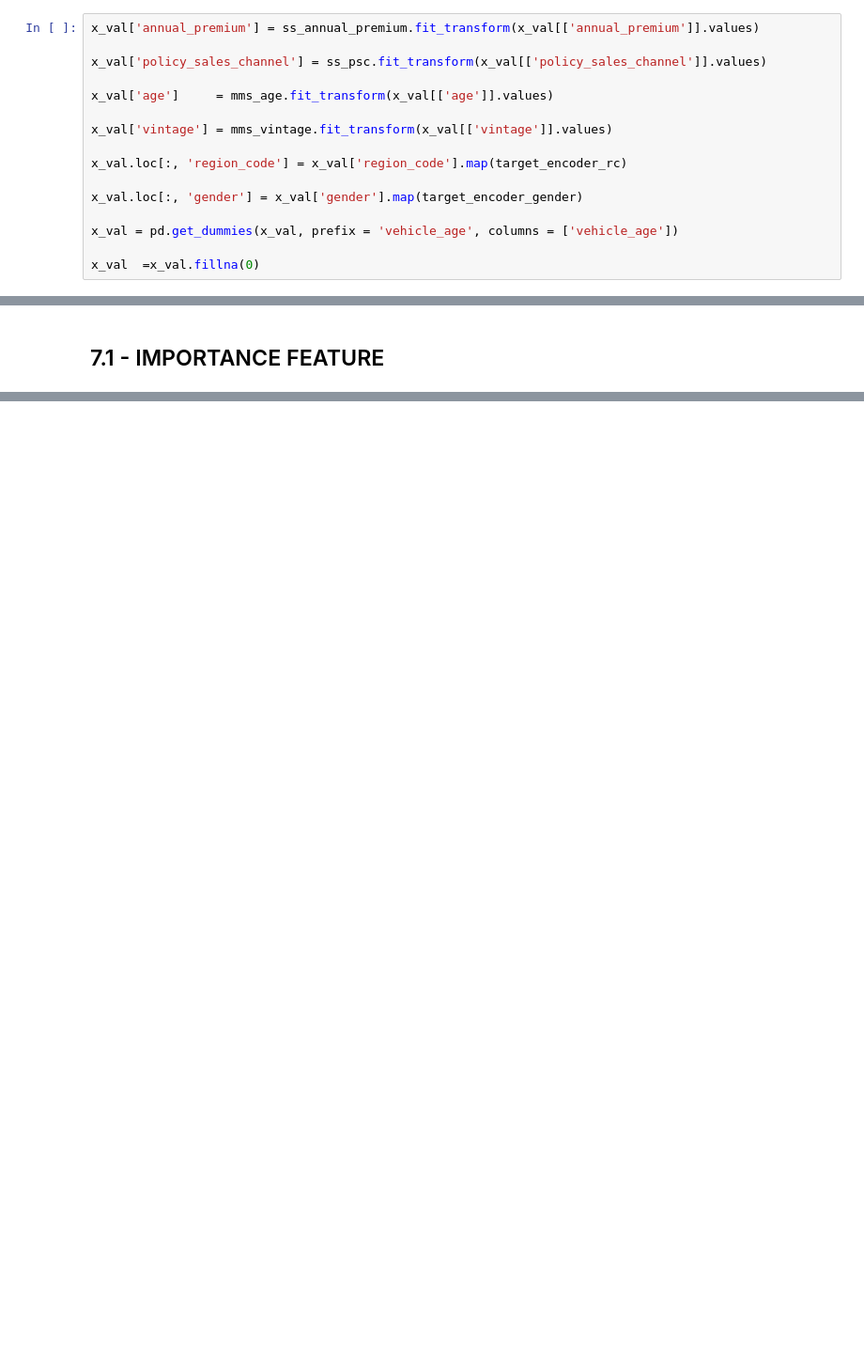
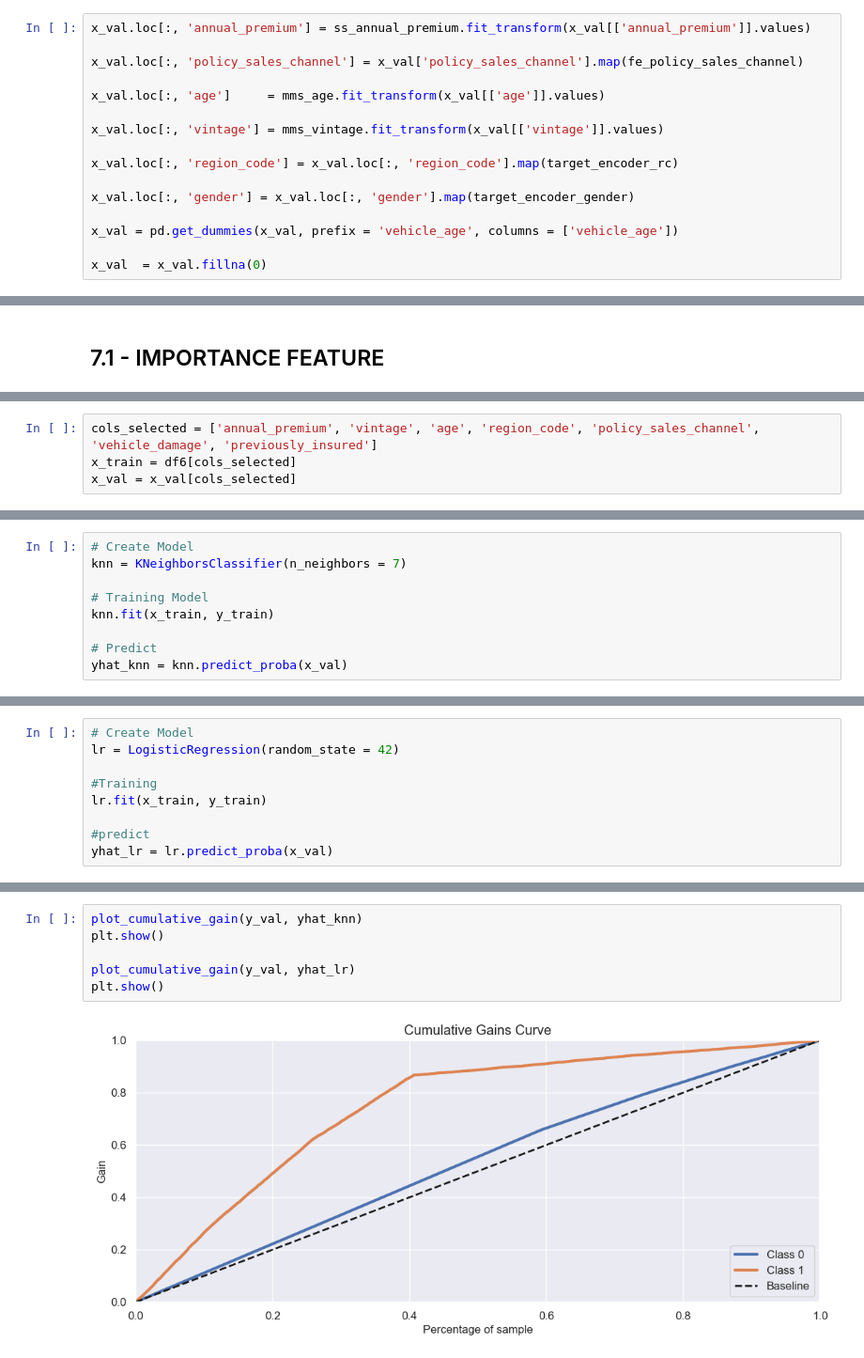
Before and after one commit to erickvieiras/health_insurence_classifier, a Jupyter notebook: notebook/insurence.ipynb, the cells around one changed output, grey strips where cells are left out. Shown at 94% size. Cells and saved outputs as stored; diff of their text form; blank space fills up the shorter version.

```diff
--- a/notebook/insurence.ipynb
+++ b/notebook/insurence.ipynb
@@ -468,20 +470,20 @@ df6 = pd.get_dummies(df6, prefix = 'vehicle_age', columns = ['vehicle_age'])
 # %% [markdown]
 ## 6.3 - APPLY TRANSFORMATION ON VALIDATION DATA
 # %%
-x_val['annual_premium'] = ss_annual_premium.fit_transform(x_val[['annual_premium']].values)
+x_val.loc[:, 'annual_premium'] = ss_annual_premium.fit_transform(x_val[['annual_premium']].values)
 
-x_val['policy_sales_channel'] = ss_psc.fit_transform(x_val[['policy_sales_channel']].values)
+x_val.loc[:, 'policy_sales_channel'] = x_val['policy_sales_channel'].map(fe_policy_sales_channel)
 
-x_val['age']     = mms_age.fit_transform(x_val[['age']].values)
+x_val.loc[:, 'age']     = mms_age.fit_transform(x_val[['age']].values)
 
-x_val['vintage'] = mms_vintage.fit_transform(x_val[['vintage']].values)
+x_val.loc[:, 'vintage'] = mms_vintage.fit_transform(x_val[['vintage']].values)
 
-x_val.loc[:, 'region_code'] = x_val['region_code'].map(target_encoder_rc)
+x_val.loc[:, 'region_code'] = x_val.loc[:, 'region_code'].map(target_encoder_rc)
 
-x_val.loc[:, 'gender'] = x_val['gender'].map(target_encoder_gender)
+x_val.loc[:, 'gender'] = x_val.loc[:, 'gender'].map(target_encoder_gender)
 
 x_val = pd.get_dummies(x_val, prefix = 'vehicle_age', columns = ['vehicle_age'])
 
-x_val  =x_val.fillna(0)
+x_val  = x_val.fillna(0)
 # %% [markdown]
 # 7.0 - FEATURE SELECTION
@@ -539,0 +542,4 @@ Ranking:
+# %%
+cols_selected = ['annual_premium', 'vintage', 'age', 'region_code', 'policy_sales_channel', 'vehicle_damage', 'previously_insured']
+x_train = df6[cols_selected]
+x_val = x_val[cols_selected]
@@ -539,0 +550,9 @@ Ranking:
+# %%
+# Create Model
+knn = KNeighborsClassifier(n_neighbors = 7)
+
+# Training Model
+knn.fit(x_train, y_train)
+
+# Predict
+yhat_knn = knn.predict_proba(x_val)
@@ -539,0 +561,9 @@ Ranking:
+# %%
+# Create Model
+lr = LogisticRegression(random_state = 42)
+
+#Training
+lr.fit(x_train, y_train)
+
+#predict
+yhat_lr = lr.predict_proba(x_val)
@@ -539,0 +572,8 @@ Ranking:
+# %%
+plot_cumulative_gain(y_val, yhat_knn)
+plt.show()
+
+plot_cumulative_gain(y_val, yhat_lr)
+plt.show()
+# %% [output]
+[figure, added]
```
Also changed, not shown: parts of 13 cells of this notebook.
